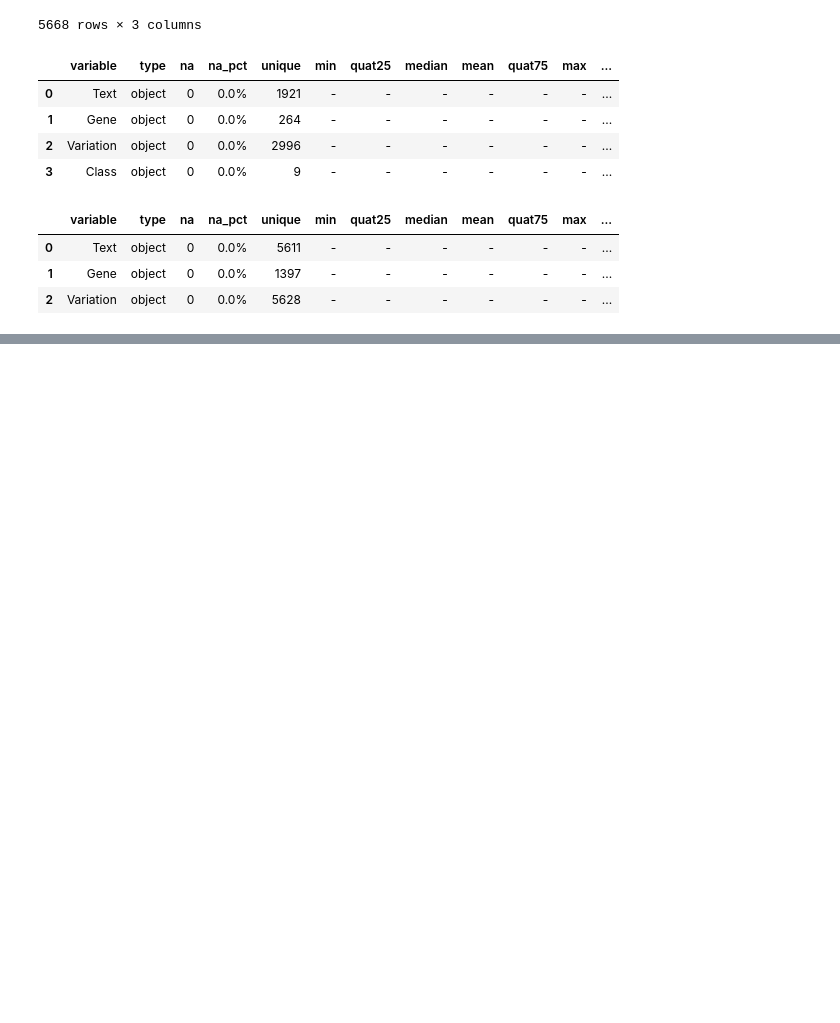
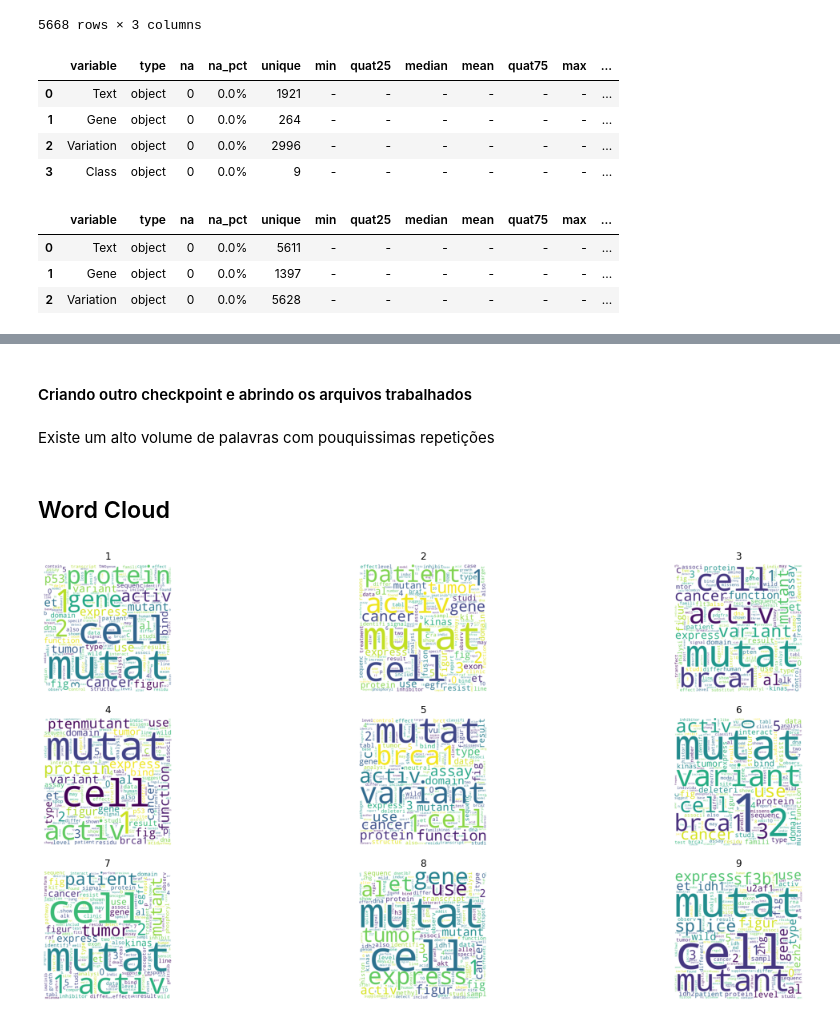
Before and after one commit to ohbtorres/MedicinaPersonalizadaRedefinindoTratamentoCancer, a Jupyter notebook: MPRTC.ipynb, the cells around one changed output, grey strips where cells are left out. Saved outputs shown, nothing was run; the diff lists cells and outputs as text; code cells hidden in the pictures; blank space fills up the shorter version.

```diff
--- a/MPRTC.ipynb
+++ b/MPRTC.ipynb
@@ -233,0 +287,10 @@ doc
+# %%
+#Removendo a pontuação, stopwords, realizando stemming e lemmatization (essa célula pode demorar algumas horas para ser executada)
+treino_corpus = [corpusnization(texto) for texto in textos_treino_limpa]
+teste_corpus = [corpusnization(texto) for texto in textos_teste_limpa]
+# %%
+#Armazenando os corpus (como a célula acima demora algumas horas, será necessário salvar os dados)
+with open('treino_corpus.pkl', 'wb') as f:
+        pickle.dump(treino_corpus, f)
+with open('teste_corpus.pkl', 'wb') as f:
+        pickle.dump(teste_corpus, f)
@@ -233,0 +369,17 @@ doc
+# %% [markdown]
+#### Criando outro checkpoint e abrindo os arquivos trabalhados
+# %%
+tfidf = pickle.load(open("tfidf.plk","rb"))
+tf_treino = pickle.load(open("tf_treino.plk","rb"))
+idf_treino = pickle.load(open("idf_treino.plk","rb"))
+DocFreq = pickle.load(open("DocFreq.plk","rb"))
+bag_words_corpus = pickle.load(open("bag_of_words.plk","rb"))
+listagem = pickle.load(open("listagem.pkl","rb"))
+dicionario = pickle.load(open("dicionario.pkl","rb"))
+
+df_training = pd.read_csv("df_training.csv")
+df_test = pd.read_csv("df_test.csv")
+
+N = len(bag_words_corpus)
+# %% [markdown]
+Existe um alto volume de palavras com pouquissimas repetições
@@ -233,0 +393,6 @@ doc
+# %% [markdown]
+## Word Cloud
+# %%
+plota_wordcloud(word_cloud_plot,df_training,bag_words_corpus)
+# %% [output]
+[figure, added]
```
Also changed, not shown: parts of 68 cells of this notebook, 1 other file.
